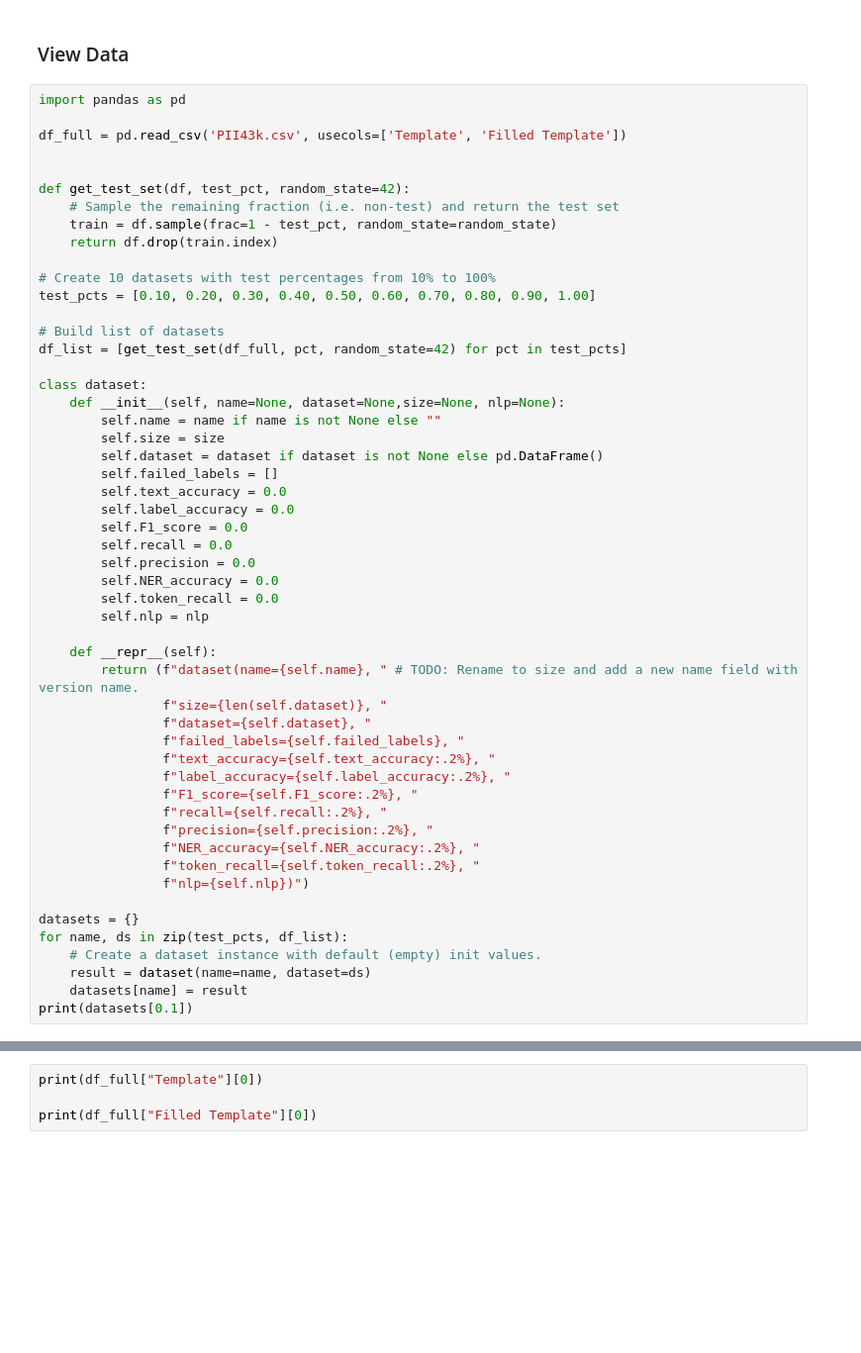
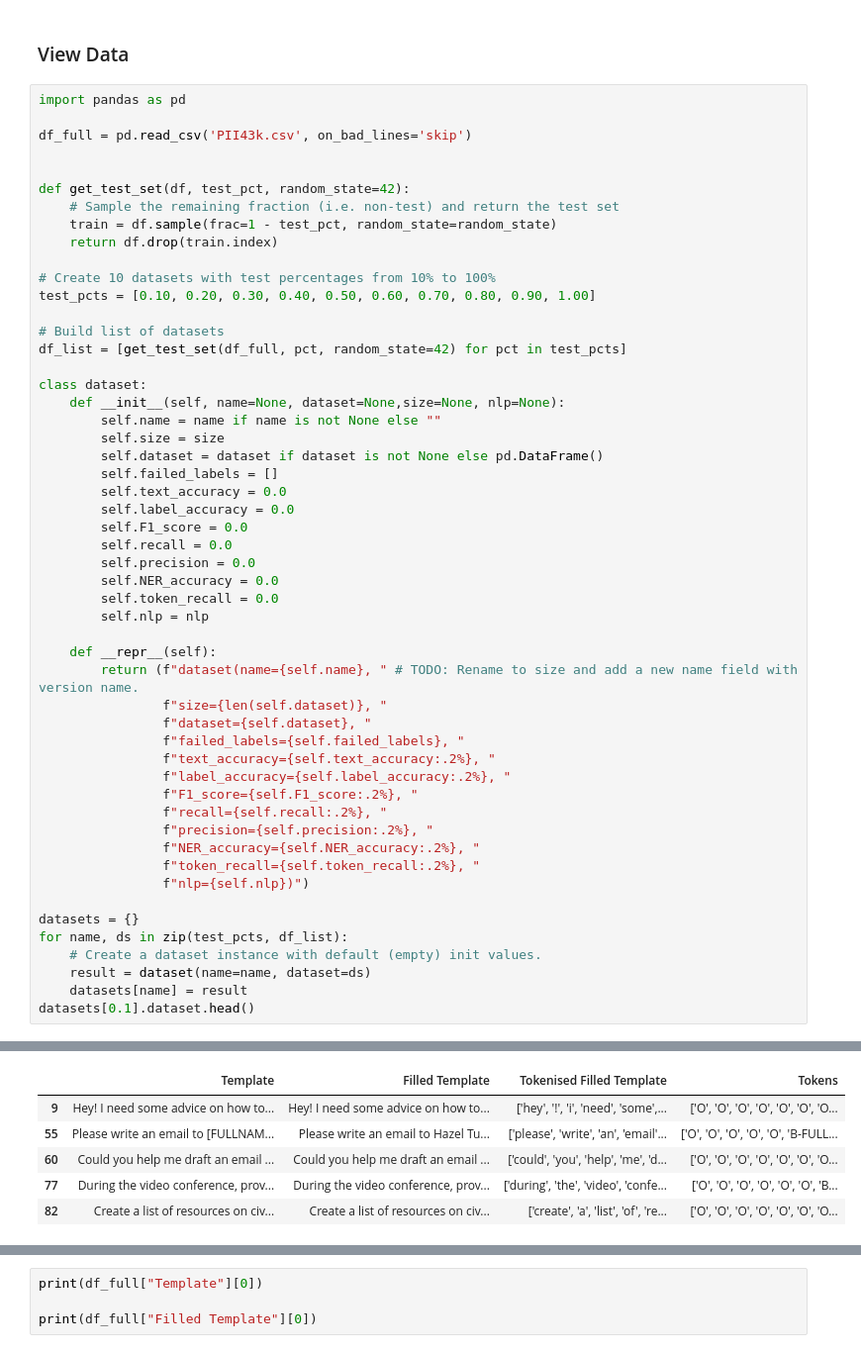
Before and after one commit to MorrisSimons/SCH_PII_masking_Advanced_ML, a Jupyter notebook: Experiment1_Masking.ipynb, the cells around one changed output, grey strips where cells are left out. Shown: that part at 99% size. Cells and saved outputs as stored; diff of their text form; blank space fills up the shorter version.

```diff
--- a/Experiment1_Masking.ipynb
+++ b/Experiment1_Masking.ipynb
@@ -5,7 +5,7 @@
 # %%
 import pandas as pd
 
-df_full = pd.read_csv('PII43k.csv', usecols=['Template', 'Filled Template'])
+df_full = pd.read_csv('PII43k.csv', on_bad_lines='skip')
 
 
 def get_test_set(df, test_pct, random_state=42):
@@ -53,5 +53,5 @@ for name, ds in zip(test_pcts, df_list):
     # Create a dataset instance with default (empty) init values.
     result = dataset(name=name, dataset=ds)
     datasets[name] = result
-print(datasets[0.1])
+datasets[0.1].dataset.head()
 # %% [output]
@@ -75,3 +58,9 @@ dataset(name=0.1, size=4276, dataset=
+|  | Template | Filled Template | Tokenised Filled Template | Tokens |
+| 9 | Hey! I need some advice on how to... | Hey! I need some advice on how to... | ['hey', '!', 'i', 'need', 'some',... | ['O', 'O', 'O', 'O', 'O', 'O', 'O... |
+| 55 | Please write an email to [FULLNAM... | Please write an email to Hazel Tu... | ['please', 'write', 'an', 'email'... | ['O', 'O', 'O', 'O', 'O', 'B-FULL... |
+| 60 | Could you help me draft an email ... | Could you help me draft an email ... | ['could', 'you', 'help', 'me', 'd... | ['O', 'O', 'O', 'O', 'O', 'O', 'O... |
+| 77 | During the video conference, prov... | During the video conference, prov... | ['during', 'the', 'video', 'confe... | ['O', 'O', 'O', 'O', 'O', 'O', 'B... |
+| 82 | Create a list of resources on civ... | Create a list of resources on civ... | ['create', 'a', 'list', 'of', 're... | ['O', 'O', 'O', 'O', 'O', 'O', 'O... |
 # %%
 df_full.head()
 # %% [output]
```
Also changed, not shown: parts of 4 cells of this notebook, 1 other file.
